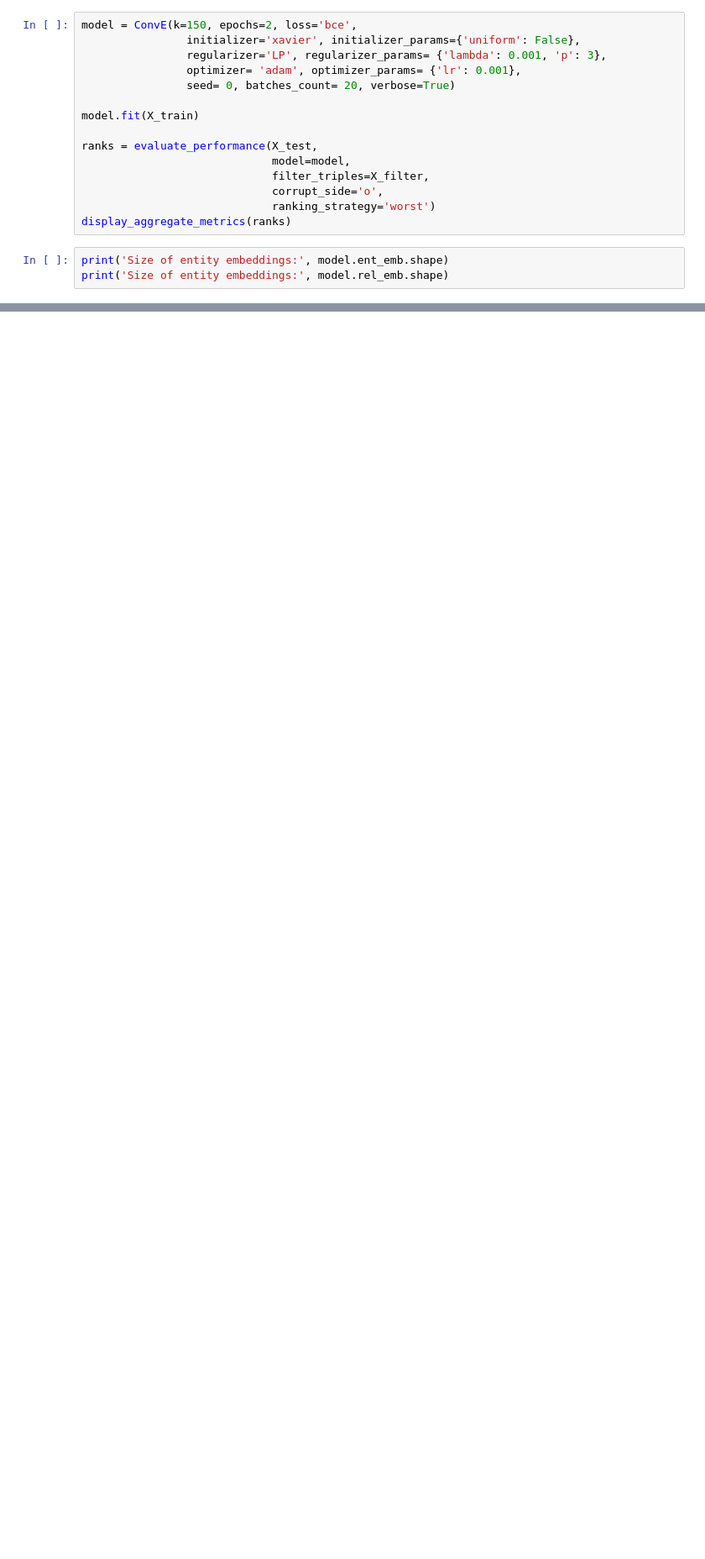
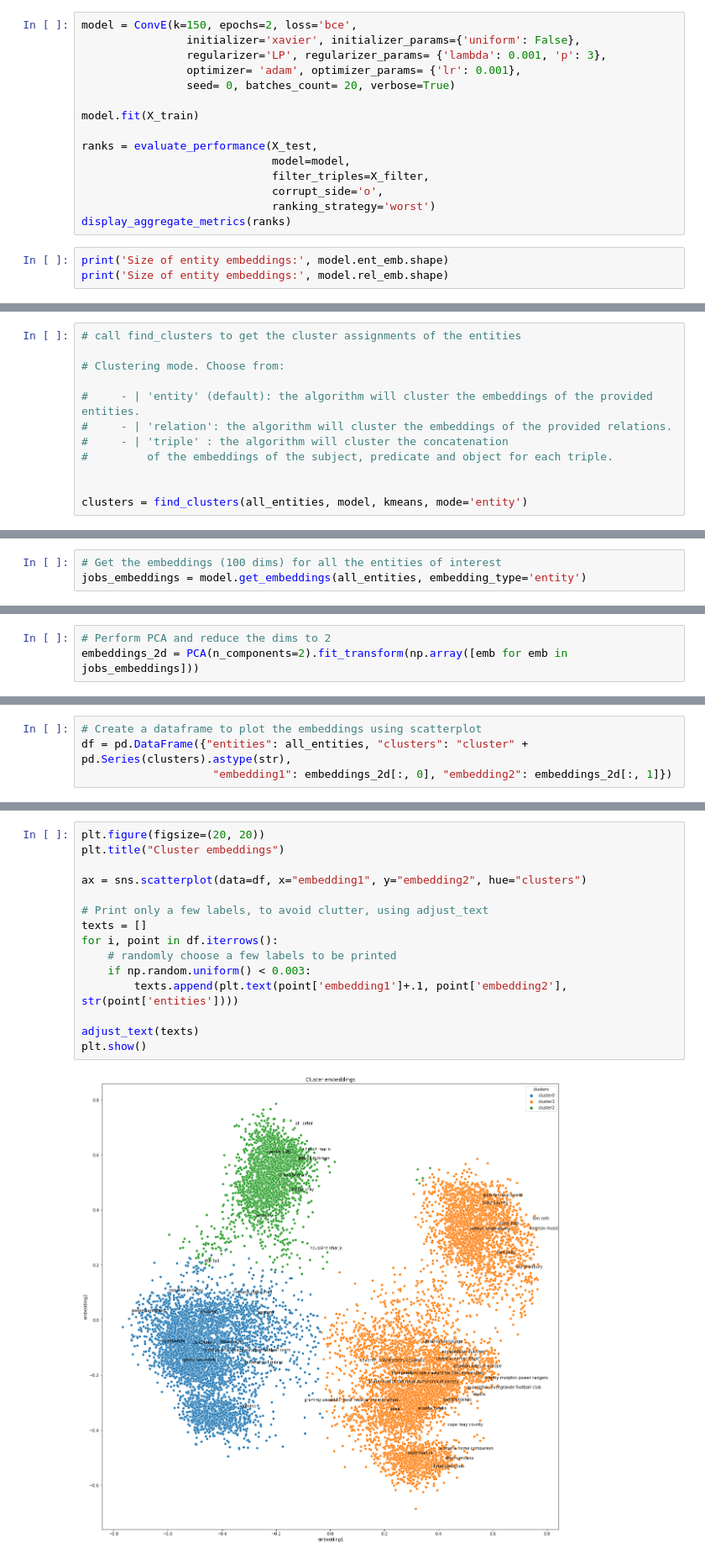
Before and after one commit to SuvroBaner/ml-engineering, a Jupyter notebook: graph_models/ampli_graph/notebooks/KGE.ipynb, the cells around one changed output, grey strips where cells are left out. Shown at 84% size. Saved outputs shown, nothing was run; the diff lists cells and outputs as text; blank space fills up the shorter version.

Commit message:
kge models

```diff
--- a/graph_models/ampli_graph/notebooks/KGE.ipynb
+++ b/graph_models/ampli_graph/notebooks/KGE.ipynb
@@ -792,0 +1022,12 @@ print('Size of entity embeddings:', model.rel_emb.shape)
+# %%
+# call find_clusters to get the cluster assignments of the entities
+
+# Clustering mode. Choose from:
+
+#     - | 'entity' (default): the algorithm will cluster the embeddings of the provided entities.
+#     - | 'relation': the algorithm will cluster the embeddings of the provided relations.
+#     - | 'triple' : the algorithm will cluster the concatenation
+#         of the embeddings of the subject, predicate and object for each triple.
+
+
+clusters = find_clusters(all_entities, model, kmeans, mode='entity')
@@ -792,0 +1044,3 @@ print('Size of entity embeddings:', model.rel_emb.shape)
+# %%
+# Get the embeddings (100 dims) for all the entities of interest
+jobs_embeddings = model.get_embeddings(all_entities, embedding_type='entity')
@@ -792,0 +1051,3 @@ print('Size of entity embeddings:', model.rel_emb.shape)
+# %%
+# Perform PCA and reduce the dims to 2
+embeddings_2d = PCA(n_components=2).fit_transform(np.array([emb for emb in jobs_embeddings]))
@@ -792,0 +1058,4 @@ print('Size of entity embeddings:', model.rel_emb.shape)
+# %%
+# Create a dataframe to plot the embeddings using scatterplot
+df = pd.DataFrame({"entities": all_entities, "clusters": "cluster" + pd.Series(clusters).astype(str),
+                    "embedding1": embeddings_2d[:, 0], "embedding2": embeddings_2d[:, 1]})
@@ -792,0 +1071,17 @@ print('Size of entity embeddings:', model.rel_emb.shape)
+# %%
+plt.figure(figsize=(20, 20))
+plt.title("Cluster embeddings")
+
+ax = sns.scatterplot(data=df, x="embedding1", y="embedding2", hue="clusters")
+
+# Print only a few labels, to avoid clutter, using adjust_text
+texts = []
+for i, point in df.iterrows():
+    # randomly choose a few labels to be printed
+    if np.random.uniform() < 0.003:
+        texts.append(plt.text(point['embedding1']+.1, point['embedding2'], str(point['entities'])))
+
+adjust_text(texts)
+plt.show()
+# %% [output]
+[figure, added]
```
Also changed, not shown: parts of 34 cells of this notebook, 1 other file.
